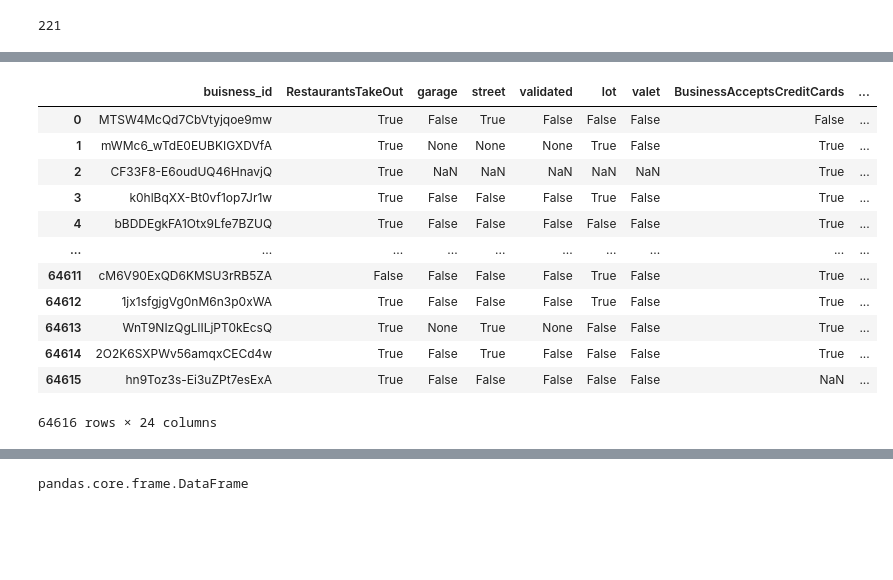
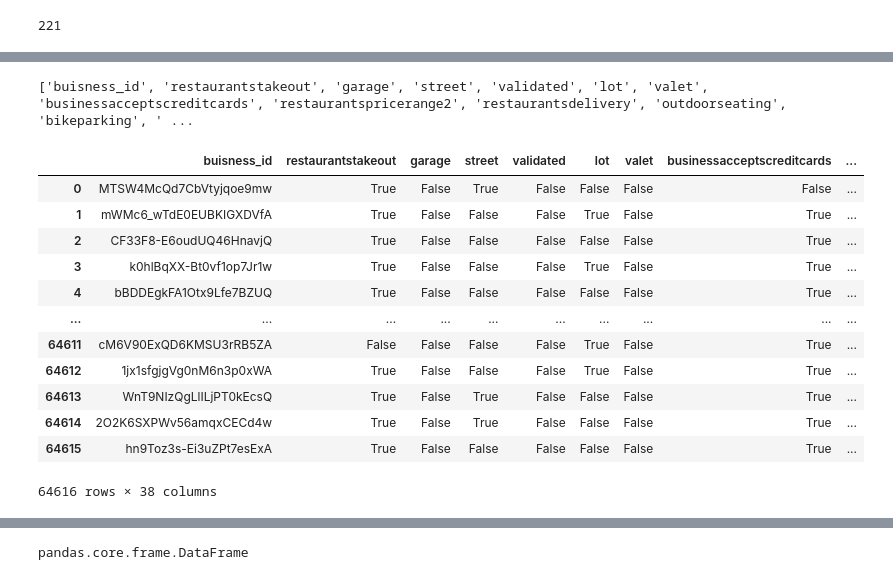
Before and after one commit to cgsnider/Restaurant-Recs, a Jupyter notebook: CleanBusiness.ipynb, the cells around one changed output, grey strips where cells are left out. Drawn from its saved outputs; the diff is of its cells as text; code cells hidden in the pictures; blank space fills up the shorter version.

Commit message:
Cleans Buisness Data

```diff
--- a/CleanBusiness.ipynb
+++ b/CleanBusiness.ipynb
@@ -129,16 +167,62 @@ attributes_df = pd.DataFrame(attribute_data, columns=attributes)
+# %%
+print(attributes_df.columns.tolist())
+# %% [output]
+['buisness_id', 'restaurantstakeout', 'garage', 'street', 'validated', 'lot', 'valet', 'businessacceptscreditcards', 'restaurantspricerange2', 'restaurantsdelivery', 'outdoorseating', 'bikeparking', ' ...
+# %%
+default_attributes = {
+    'RestaurantsDelivery':False,
+    'garage':False,
+    'street':False,
+    'validated':False,
+    'lot':False,
+    'valet':False,
+    'BusinessAcceptsCreditCards': True,
+    'RestaurantsPriceRange2': 2,
+    'RestaurantsDelivery': True,
+    'OutdoorSeating': False,
+    'BikeParking': False,
+    'RestaurantsReservations': True,
+    'HasTV': False,
+    'GoodForKids': True,
+    'romantic': False,
+    'intimate': False,
+    'touristy': False,
+    'hipster': False,
+    'divey': False,
+    'classy': False,
+    'trendy': False,
+    'upscale': False,
+    'casual': True,
+    'WiFi': 'no',
+    'RestaurantsGoodForGroups': True,
+    'Alcohol': 'none',
+    'Caters': False,
+    'RestaurantsAttire': 'casual',
+    'NoiseLevel': 'average',
+    'dessert': True,
+    'latenight': False,
+    'lunch': True,
+    'dinner': True,
+    'brunch': False,
+    'breakfast': False,
+    'RestaurantsTableService': True
+}
+
+for attribute, value in default_attributes.items():
+    attributes_df[attribute.lower()] = attributes_df[attribute.lower()].replace([unkown, None], value)
 # %%
-attributes_df['Ambience']
+attributes_df
 # %% [output]
-|  | buisness_id | RestaurantsTakeOut | garage | street | validated | lot | valet | BusinessAcceptsCreditCards | ... |
+|  | buisness_id | restaurantstakeout | garage | street | validated | lot | valet | businessacceptscreditcards | ... |
 | 0 | MTSW4McQd7CbVtyjqoe9mw | True | False | True | False | False | False | False | ... |
-| 1 | mWMc6_wTdE0EUBKIGXDVfA | True | None | None | None | True | False | True | ... |
-| 2 | CF33F8-E6oudUQ46HnavjQ | True | NaN | NaN | NaN | NaN | NaN | True | ... |
+| 1 | mWMc6_wTdE0EUBKIGXDVfA | True | False | False | False | True | False | True | ... |
+| 2 | CF33F8-E6oudUQ46HnavjQ | True | False | False | False | False | False | True | ... |
 | 3 | k0hlBqXX-Bt0vf1op7Jr1w | True | False | False | False | True | False | True | ... |
 | 4 | bBDDEgkFA1Otx9Lfe7BZUQ | True | False | False | False | False | False | True | ... |
 | ... | ... | ... | ... | ... | ... | ... | ... | ... | ... |
 | 64611 | cM6V90ExQD6KMSU3rRB5ZA | False | False | False | False | True | False | True | ... |
 | 64612 | 1jx1sfgjgVg0nM6n3p0xWA | True | False | False | False | True | False | True | ... |
-| 64613 | WnT9NIzQgLlILjPT0kEcsQ | True | None | True | None | False | False | True | ... |
+| 64613 | WnT9NIzQgLlILjPT0kEcsQ | True | False | True | False | False | False | True | ... |
 | 64614 | 2O2K6SXPWv56amqxCECd4w | True | False | True | False | False | False | True | ... |
-| 64615 | hn9Toz3s-Ei3uZPt7esExA | True | False | False | False | False | False | NaN | ... |
+| 64615 | hn9Toz3s-Ei3uZPt7esExA | True | False | False | False | False | False | True | ... |
-64616 rows × 24 columns
+64616 rows × 38 columns
```
Also changed, not shown: parts of 5 cells of this notebook.
